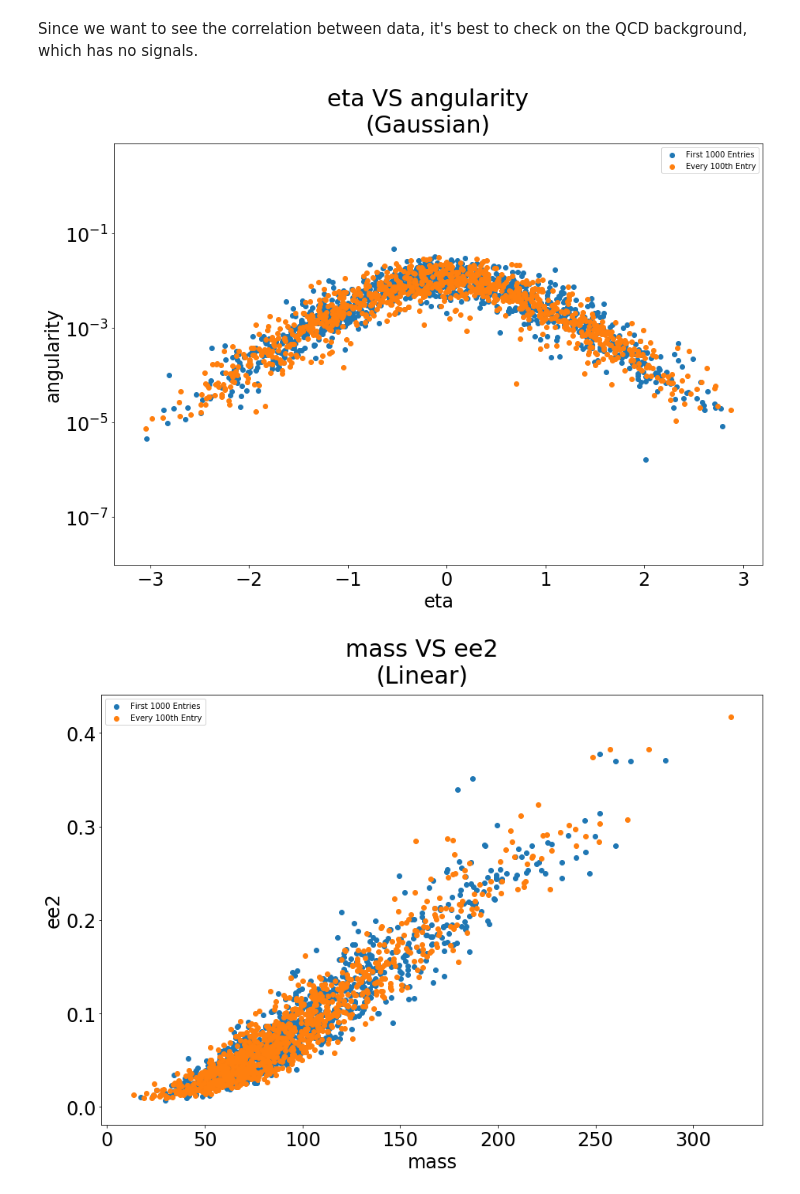
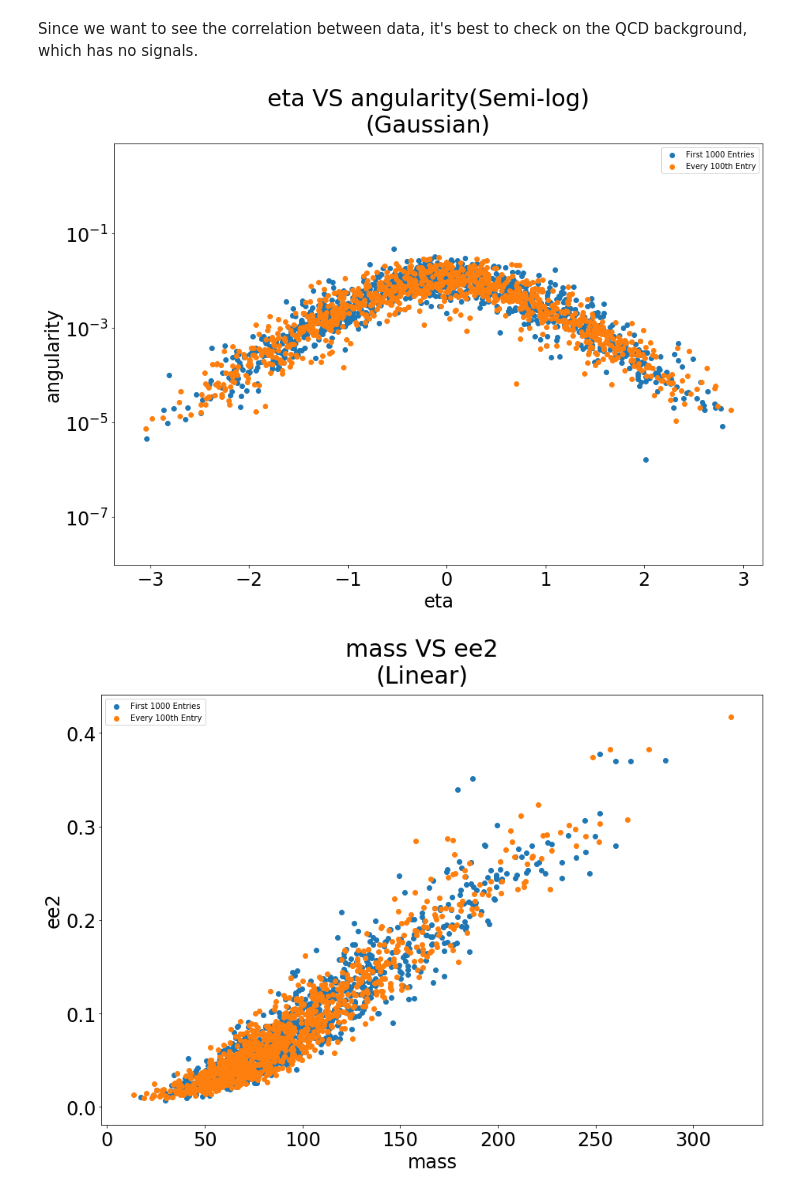
Before and after one commit to John-ZH/PHYS-343-Lab, a Jupyter notebook: John_Zhuang_Lab05.ipynb, the cells around one changed output. Drawn from its saved outputs; the diff is of its cells as text; code cells hidden in the pictures.

```diff
--- a/John_Zhuang_Lab05.ipynb
+++ b/John_Zhuang_Lab05.ipynb
@@ -424,17 +464,17 @@ For each pair that have some kind of correlation, the first 1000 entries and eve
 # %% [markdown]
 Since we want to see the correlation between data, it's best to check on the QCD background, which has no signals.
 # %%
-plt.suptitle('eta VS angularity\n(Gaussian)', fontsize=30)
+plt.suptitle('eta VS angularity(Semi-log)\n(Gaussian)', fontsize=30)
 plt.xlabel('eta', fontsize = 24)
 plt.ylabel('angularity', fontsize = 24)
 plt.tick_params(labelsize = 24)
 plt.yscale('log')
 plt.scatter(data_qcd['eta'][0:1000], data_qcd['angularity'][0:1000], label = "First 1000 Entries")
 plt.scatter(data_qcd['eta'][0::100], data_qcd['angularity'][0::100], label = "Every 100th Entry")
 plt.legend()
 plt.show()
 # %% [output]
-[figure, old version]
+[figure, new version]
 # %%
 plt.suptitle('mass VS ee2\n(Linear)', fontsize=30)
 plt.xlabel('mass', fontsize = 24)
```
Also changed, not shown: parts of 45 cells of this notebook.
